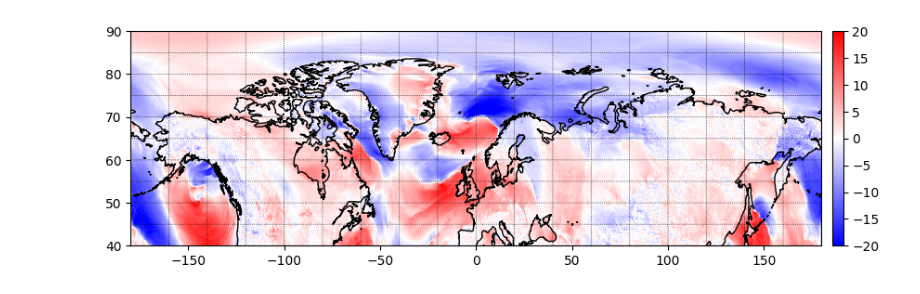
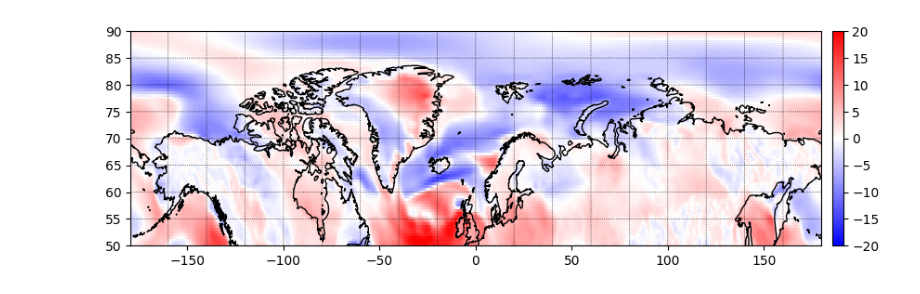
Before and after one commit to nansencenter/NEDAS, a Jupyter notebook: tutorials/grid_convert.ipynb, the cells around one changed output. Saved outputs shown, nothing was run; the diff lists cells and outputs as text; code cells hidden in the pictures.

```diff
--- a/tutorials/grid_convert.ipynb
+++ b/tutorials/grid_convert.ipynb
@@ -9,26 +6,39 @@ from grid import Grid, Converter, regular_grid
 # %%
-##read in ECMWF wind on lon/lat grid, call it grid1
-from dataset import ECMWF
-t = datetime(2022, 1, 3)
-fname = '/scratch/data/ECMWF_forecast/2022/01/ec2_start20220103.nc' #ECMWF.filename('/scratch/data/', t)
-x1, y1 = ECMWF.get_xy(fname)
-wind = ECMWF.get_var(fname, 'wind', t) ##note: wind[0,:] = u and wind[1,:] = v
-proj1 = ECMWF.proj
+##read surface wind from ERA5 dataset, on a regular lon/lat grid, call it grid1
+from netCDF4 import Dataset
+path = '/Users/yueng/scratch/data/ERA5'
+t_index = 152 ##time index for 2007-1-20 00:00
+f = Dataset(path+'/ERA5_u10_y2007.nc')
+u = f['u10'][t_index, ...].data
+f = Dataset(path+'/ERA5_v10_y2007.nc')
+v = f['v10'][t_index, ...].data
+wind = np.array([u, v])
+
+##ERA5 data map projection is just lon/lat
+proj1 = pyproj.Proj('+proj=longlat')
+
+##get x,y coordinates of the lon/lat grid1
+lat = f['latitude'][:].data
+lon = f['longitude'][:].data
+lon = np.hstack((lon[361:]-360, lon[:361])) ##make sure longitude goes from -180 to 180
+x1, y1 = np.meshgrid(lon, lat)
+
+##ERA5 has longitude from 0 to 360, shift index so that it goes -180 to 180
+inds = np.hstack((np.arange(361, len(lon)), np.arange(0, 361)))
+wind = np.take(wind, inds, axis=-1)
 
 ##define grid1, longitude (x) dimension is cyclic, latitude (y) contains a pole at 90 (index=0)
 grid1 = Grid(proj1, x1, y1, cyclic_dim='x', pole_dim='y', pole_index=(0,))
 # %%
-##you can visualize data using routines provided by the grid object
-##start a figure
-plt.figure(figsize=(10,3))
-ax = plt.subplot(111)
+##you can visualize data on the native grid using routines provided by the grid object
+fig, ax = plt.subplots(1, 1, figsize=(10,3))
 
 ##plot the u-wind on lon/lat grid
 grid1.plot_field(ax, wind[0,:], vmin=-20, vmax=20, cmap='bwr')
 
 ##show the land for a complete map
 grid1.plot_land(ax, color=None, linecolor='k')
 # %% [output]
-[figure, old version]
+[figure, new version]
 # %%
 ##read in sea ice states from nextsim output, on irregular mesh, call it grid2
```
Also changed, not shown: parts of 7 cells of this notebook.
